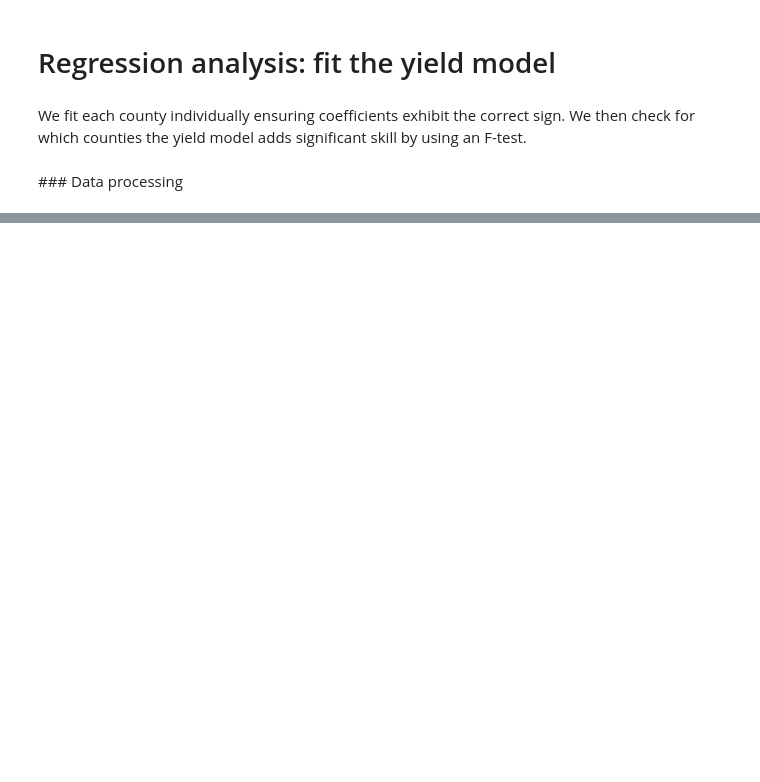
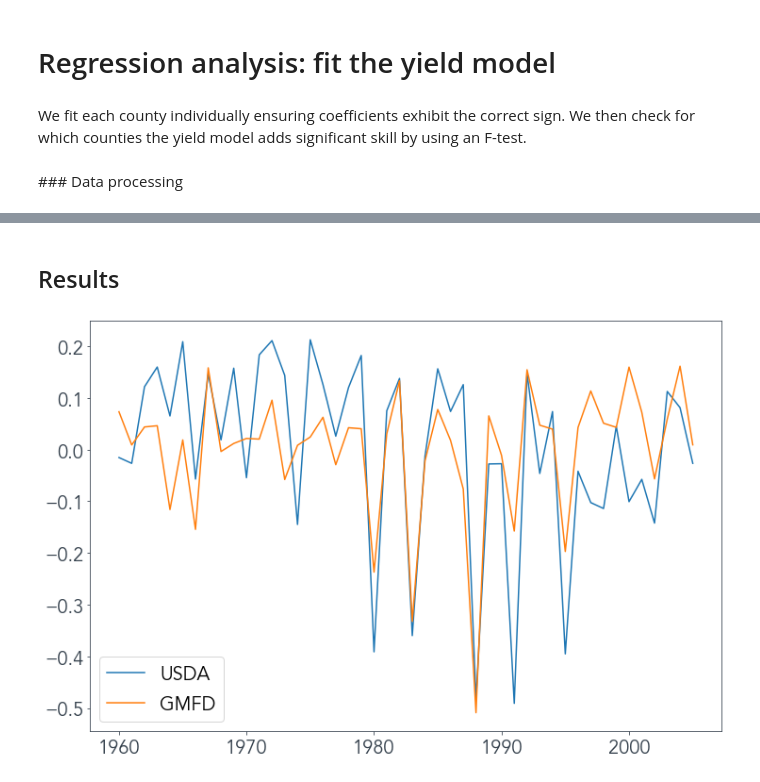
Before and after one commit to david0811/BCSD_CornYields_UQ, a Jupyter notebook: data/ag_model/regression_fit.ipynb, the cells around one changed output, grey strips where cells are left out. Cells and saved outputs as stored; diff of their text form; code cells hidden in the pictures; blank space fills up the shorter version.

Commit message:
added yield model

```diff
--- a/data/ag_model/regression_fit.ipynb
+++ b/data/ag_model/regression_fit.ipynb
@@ -60,0 +83,31 @@ usda_county.tail()
+# %%
+# F-test parameters
+pbase = 2
+pfull = 6
+# %%
+# Drop NaNs
+features = features.dropna()
+# %%
+NNLS = {}
+for geoid in features.index.unique(level = 'GEOID'):
+    # Predictors, targets
+    predictors = sklp.scale(features.loc[geoid].filter(['gdd', 'egdd', 'prcp', 'prcp2']).to_numpy(), with_std=False)
+    targets = sklp.scale(features.loc[geoid]['yield_anom'].to_numpy(), with_std=False)
+
+    # Scipy NNLS
+    model_object = sso.nnls(predictors, targets)
+    # R2
+    prediction = model_object[0][0]*predictors[:,0] + model_object[0][1]*predictors[:,1] + model_object[0][2]*predictors[:,2] + model_object[0][3]*predictors[:,3]
+    r2 = sklm.r2_score(targets, prediction)
+
+    # F-test
+    n = len(targets)
+    RSSbase = np.sum(targets**2)
+    RSSfull = np.sum((prediction - targets)**2)
+    F = ((RSSbase - RSSfull)/(pfull-pbase))/(RSSfull/(n-pfull-1))
+    pval = ss.f.sf(F, pfull - pbase, n - pfull - 1)
+    # Store
+    NNLS.update({geoid : [model_object[0][0], -model_object[0][1], model_object[0][2], -model_object[0][3], r2, pval]})
+
+NNLS_res = pd.DataFrame.from_dict(NNLS, orient = 'index', columns = ['GDDc', 'KDDc', 'Pc', 'P2c', 'R2', 'pval'])
+NNLS_res.index.name = 'GEOID'
@@ -60,0 +134,17 @@ usda_county.tail()
+# %% [markdown]
+## Results
+# %%
+# Example time series
+geoid = '17019'
+fig, ax = plt.subplots(1,1, figsize = (12,8))
+truth = sklp.scale(features.loc[geoid]['yield_anom'], with_std = False)
+predictors = sklp.scale(features.loc[geoid].filter(['gdd', 'egdd', 'prcp', 'prcp2']).to_numpy(), with_std=False)
+res = NNLS_res.loc[geoid]
+sim = res['GDDc']*predictors[:,0] - res['KDDc']*predictors[:,1] + res['Pc']*predictors[:,2] - res['P2c']*predictors[:,3]
+ax.plot(features.loc[geoid].index, truth, label = 'USDA')
+ax.plot(features.loc[geoid].index, sim, label = 'GMFD')
+
+plt.legend()
+plt.show()
+# %% [output]
+[figure, added]
```
Also changed, not shown: parts of 12 cells of this notebook, 20 other files.
